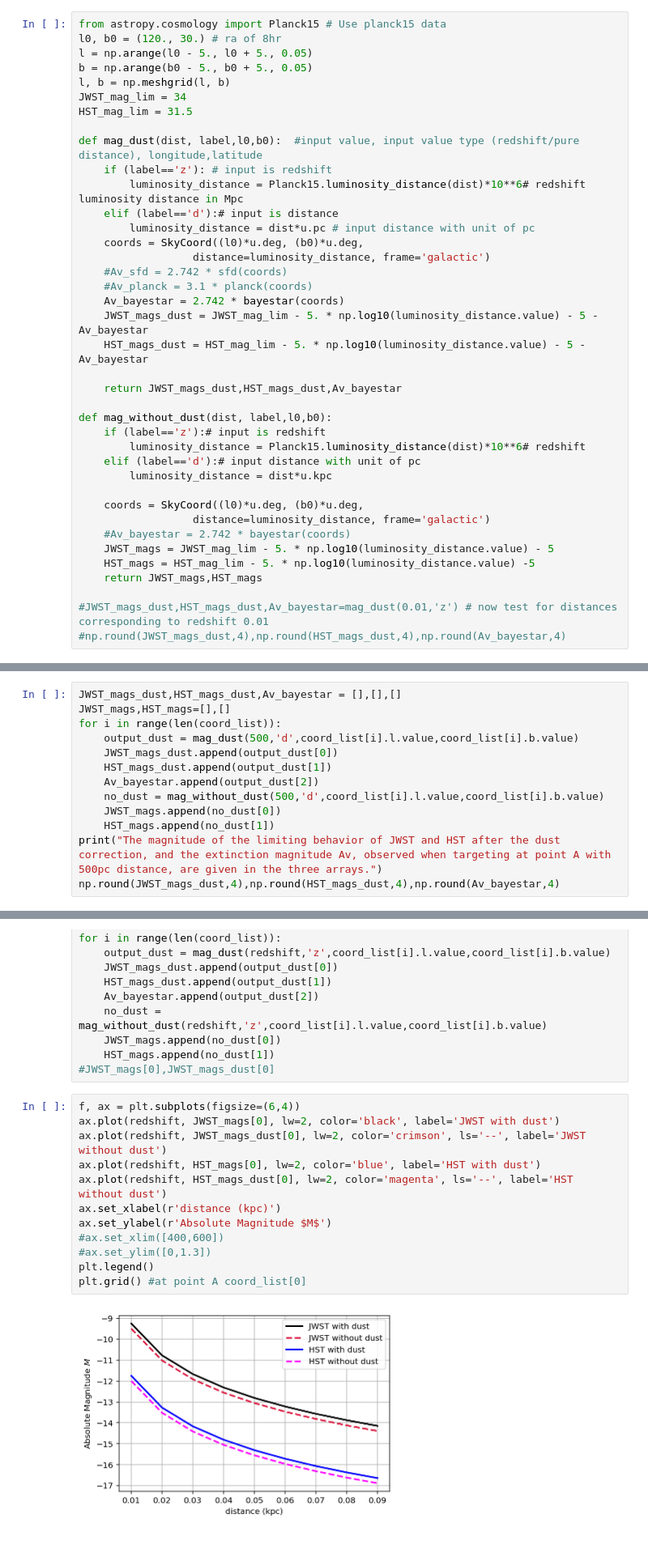
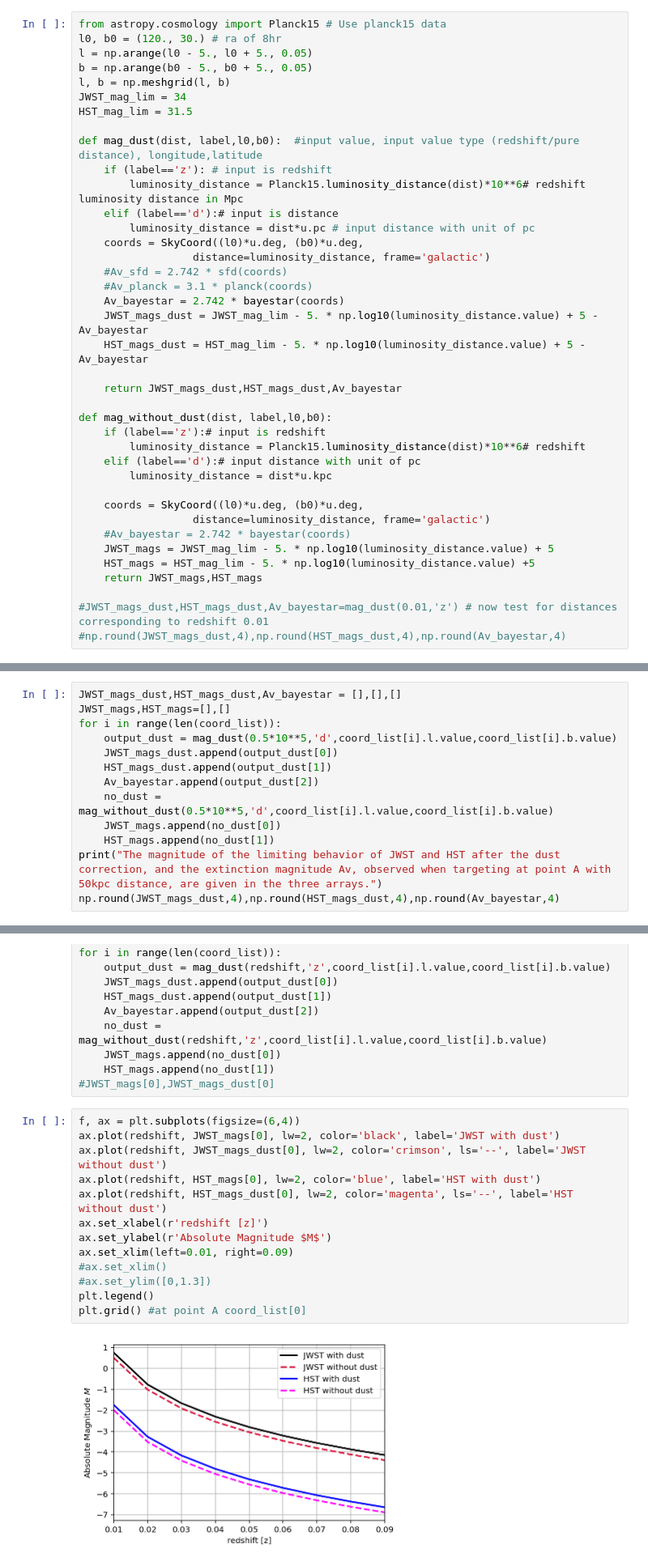
Before and after one commit to luk022/PHYS321-final-project, a Jupyter notebook: 321final.ipynb, the cells around one changed output, grey strips where cells are left out. Shown at 81% size. Drawn from its saved outputs; the diff is of its cells as text.

```diff
--- a/321final.ipynb
+++ b/321final.ipynb
@@ -407,8 +399,8 @@ def mag_dust(dist, label,l0,b0):  #input value, input value type (redshift/pure
     #Av_sfd = 2.742 * sfd(coords)
     #Av_planck = 3.1 * planck(coords)
     Av_bayestar = 2.742 * bayestar(coords)
-    JWST_mags_dust = JWST_mag_lim - 5. * np.log10(luminosity_distance.value) - 5 - Av_bayestar
-    HST_mags_dust = HST_mag_lim - 5. * np.log10(luminosity_distance.value) - 5 - Av_bayestar
+    JWST_mags_dust = JWST_mag_lim - 5. * np.log10(luminosity_distance.value) + 5 - Av_bayestar
+    HST_mags_dust = HST_mag_lim - 5. * np.log10(luminosity_distance.value) + 5 - Av_bayestar
 
     return JWST_mags_dust,HST_mags_dust,Av_bayestar
 
@@ -421,8 +413,8 @@ def mag_without_dust(dist, label,l0,b0):
     coords = SkyCoord((l0)*u.deg, (b0)*u.deg,
                   distance=luminosity_distance, frame='galactic')
     #Av_bayestar = 2.742 * bayestar(coords)
-    JWST_mags = JWST_mag_lim - 5. * np.log10(luminosity_distance.value) - 5
-    HST_mags = HST_mag_lim - 5. * np.log10(luminosity_distance.value) -5
+    JWST_mags = JWST_mag_lim - 5. * np.log10(luminosity_distance.value) + 5
+    HST_mags = HST_mag_lim - 5. * np.log10(luminosity_distance.value) +5
     return JWST_mags,HST_mags
 
 #JWST_mags_dust,HST_mags_dust,Av_bayestar=mag_dust(0.01,'z') # now test for distances corresponding to redshift 0.01
@@ -448,13 +440,13 @@ coord_list
 JWST_mags_dust,HST_mags_dust,Av_bayestar = [],[],[]
 JWST_mags,HST_mags=[],[]
 for i in range(len(coord_list)):
-    output_dust = mag_dust(500,'d',coord_list[i].l.value,coord_list[i].b.value)
+    output_dust = mag_dust(0.5*10**5,'d',coord_list[i].l.value,coord_list[i].b.value)
     JWST_mags_dust.append(output_dust[0])
     HST_mags_dust.append(output_dust[1])
     Av_bayestar.append(output_dust[2])
-    no_dust = mag_without_dust(500,'d',coord_list[i].l.value,coord_list[i].b.value)
+    no_dust = mag_without_dust(0.5*10**5,'d',coord_list[i].l.value,coord_list[i].b.value)
     JWST_mags.append(no_dust[0])
     HST_mags.append(no_dust[1])
-print("The magnitude of the limiting behavior of JWST and HST after the dust correction, and the extinction magnitude Av, observed when targeting at point A with 500pc distance, are given in the three arrays.")
+print("The magnitude of the limiting behavior of JWST and HST after the dust correction, and the extinction magnitude Av, observed when targeting at point A with 50kpc distance, are given in the three arrays.")
 np.round(JWST_mags_dust,4),np.round(HST_mags_dust,4),np.round(Av_bayestar,4)
 # %% [output]
@@ -530,17 +526,18 @@ for i in range(len(coord_list)):
 # %%
 f, ax = plt.subplots(figsize=(6,4))
 ax.plot(redshift, JWST_mags[0], lw=2, color='black', label='JWST with dust')
 ax.plot(redshift, JWST_mags_dust[0], lw=2, color='crimson', ls='--', label='JWST without dust')
 ax.plot(redshift, HST_mags[0], lw=2, color='blue', label='HST with dust')
 ax.plot(redshift, HST_mags_dust[0], lw=2, color='magenta', ls='--', label='HST without dust')
-ax.set_xlabel(r'distance (kpc)')
+ax.set_xlabel(r'redshift [z]')
 ax.set_ylabel(r'Absolute Magnitude $M$')
-#ax.set_xlim([400,600])
+ax.set_xlim(left=0.01, right=0.09)
+#ax.set_xlim()
 #ax.set_ylim([0,1.3])
 plt.legend()
 plt.grid() #at point A coord_list[0]
 # %% [output]
-[figure, old version]
+[figure, new version]
 # %%
 ra=(l0)
 dec=(b0)
```
Also changed, not shown: parts of 17 cells of this notebook.
